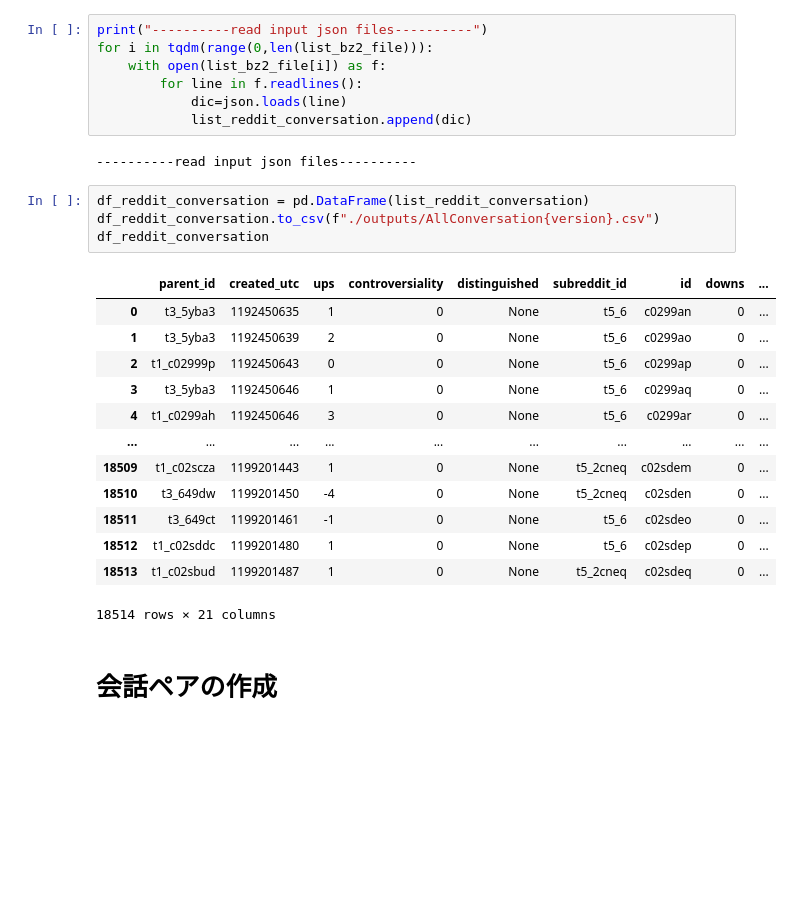
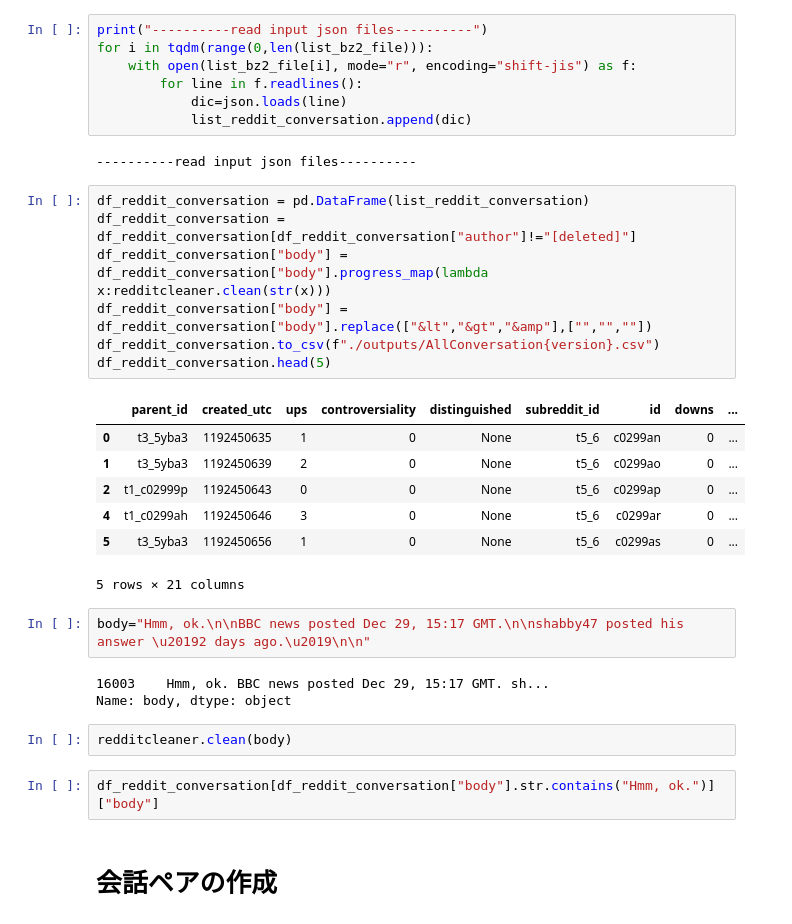
Before and after one commit to Exe-dev/PersonaGeneration, a Jupyter notebook: PersonaGeneration.ipynb, the cells around one changed output. Cells and saved outputs as stored; diff of their text form; blank space fills up the shorter version.

```diff
--- a/PersonaGeneration.ipynb
+++ b/PersonaGeneration.ipynb
@@ -59,7 +83,7 @@ list_bz2_file
 # %%
 print("----------read input json files----------")
 for i in tqdm(range(0,len(list_bz2_file))):
-    with open(list_bz2_file[i]) as f:
+    with open(list_bz2_file[i], mode="r", encoding="shift-jis") as f:
         for line in f.readlines():
             dic=json.loads(line)
             list_reddit_conversation.append(dic)
@@ -67,22 +91,28 @@ for i in tqdm(range(0,len(list_bz2_file))):
 ----------read input json files----------
 # %%
 df_reddit_conversation = pd.DataFrame(list_reddit_conversation)
+df_reddit_conversation = df_reddit_conversation[df_reddit_conversation["author"]!="[deleted]"]
+df_reddit_conversation["body"] = df_reddit_conversation["body"].progress_map(lambda x:redditcleaner.clean(str(x)))
+df_reddit_conversation["body"] = df_reddit_conversation["body"].replace(["&lt","&gt","&amp"],["","",""])
 df_reddit_conversation.to_csv(f"./outputs/AllConversation{version}.csv")
-df_reddit_conversation
+df_reddit_conversation.head(5)
 # %% [output]
 |  | parent_id | created_utc | ups | controversiality | distinguished | subreddit_id | id | downs | ... |
 | 0 | t3_5yba3 | 1192450635 | 1 | 0 | None | t5_6 | c0299an | 0 | ... |
 | 1 | t3_5yba3 | 1192450639 | 2 | 0 | None | t5_6 | c0299ao | 0 | ... |
 | 2 | t1_c02999p | 1192450643 | 0 | 0 | None | t5_6 | c0299ap | 0 | ... |
-| 3 | t3_5yba3 | 1192450646 | 1 | 0 | None | t5_6 | c0299aq | 0 | ... |
 | 4 | t1_c0299ah | 1192450646 | 3 | 0 | None | t5_6 | c0299ar | 0 | ... |
-| ... | ... | ... | ... | ... | ... | ... | ... | ... | ... |
-| 18509 | t1_c02scza | 1199201443 | 1 | 0 | None | t5_2cneq | c02sdem | 0 | ... |
-| 18510 | t3_649dw | 1199201450 | -4 | 0 | None | t5_2cneq | c02sden | 0 | ... |
-| 18511 | t3_649ct | 1199201461 | -1 | 0 | None | t5_6 | c02sdeo | 0 | ... |
-| 18512 | t1_c02sddc | 1199201480 | 1 | 0 | None | t5_6 | c02sdep | 0 | ... |
-| 18513 | t1_c02sbud | 1199201487 | 1 | 0 | None | t5_2cneq | c02sdeq | 0 | ... |
+| 5 | t3_5yba3 | 1192450656 | 1 | 0 | None | t5_6 | c0299as | 0 | ... |
-18514 rows × 21 columns
+5 rows × 21 columns
+# %%
+body="Hmm, ok.\n\nBBC news posted Dec 29, 15:17 GMT.\n\nshabby47 posted his answer \u20192 days ago.\u2019\n\n"
+# %% [output]
+16003    Hmm, ok. BBC news posted Dec 29, 15:17 GMT. sh...
+Name: body, dtype: object
+# %%
+redditcleaner.clean(body)
+# %%
+df_reddit_conversation[df_reddit_conversation["body"].str.contains("Hmm, ok.")]["body"]
 # %% [markdown]
 # 会話ペアの作成
 # %%
```
Also changed, not shown: parts of 11 cells of this notebook, 5 other files.
